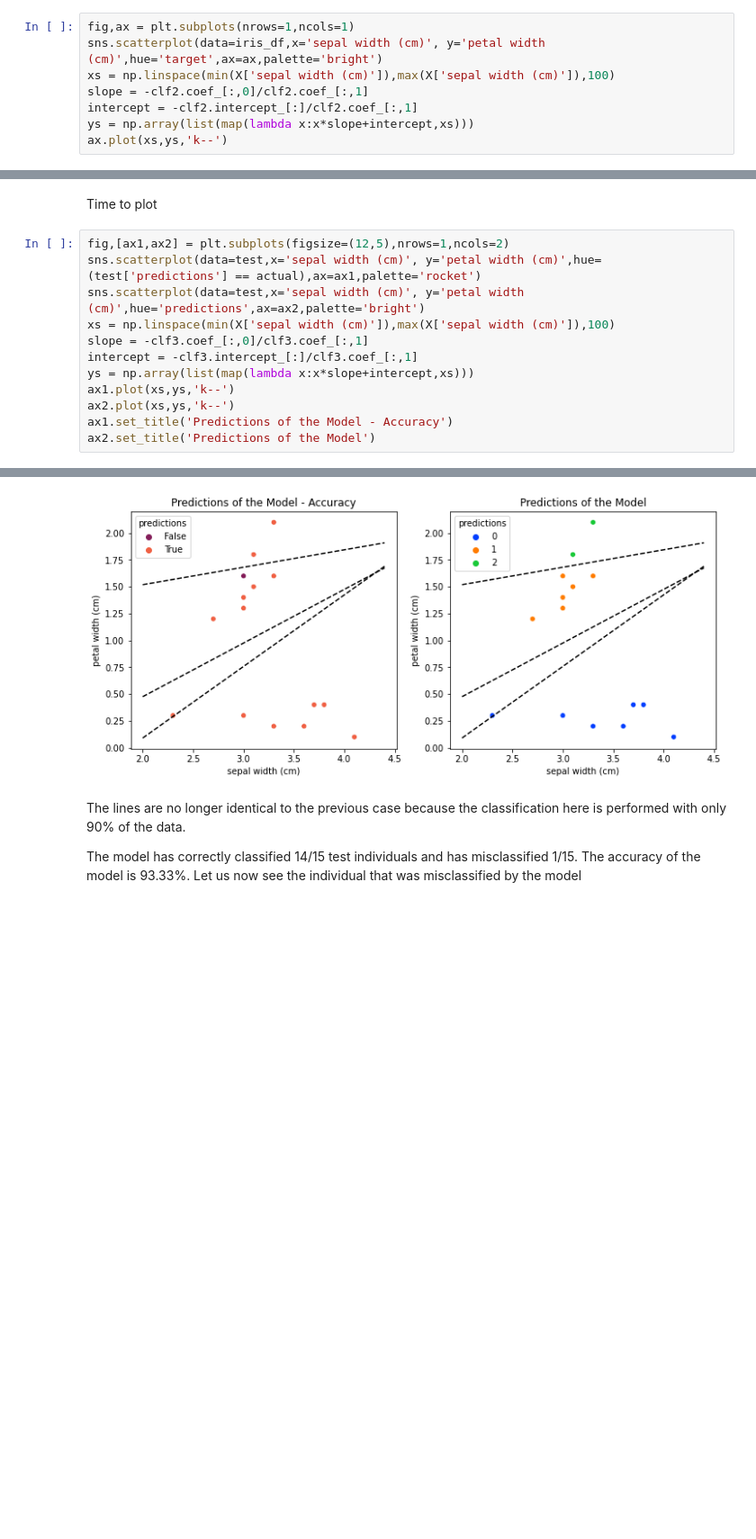
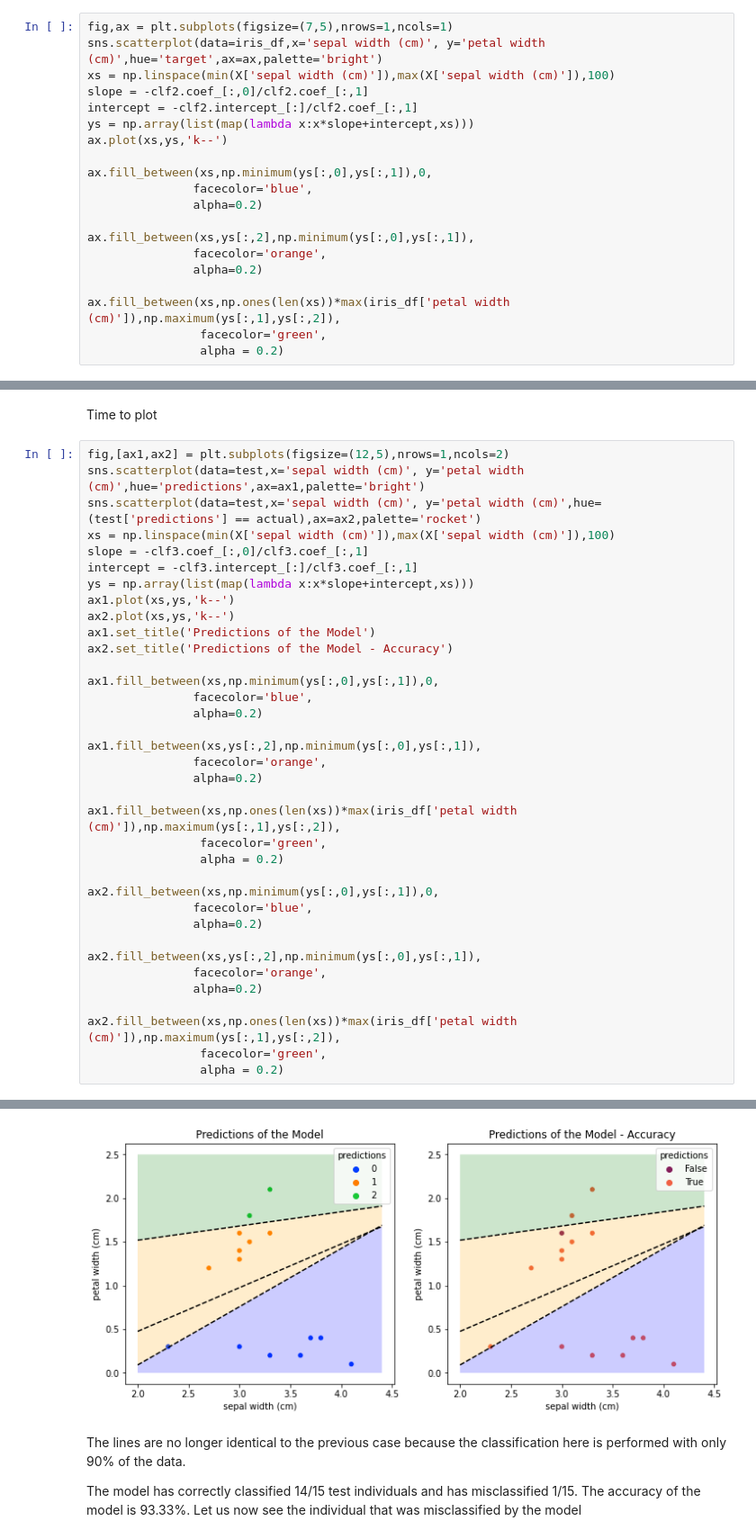
Before and after one commit to srikrishnaa97/jupyter-notebooks, a Jupyter notebook: Supervised Classification with IRIS data set.ipynb, the cells around one changed output, grey strips where cells are left out. Shown at 90% size. Saved outputs shown, nothing was run; the diff lists cells and outputs as text; blank space fills up the shorter version.

```diff
--- a/Supervised Classification with IRIS data set.ipynb
+++ b/Supervised Classification with IRIS data set.ipynb
@@ -195,11 +205,23 @@ array([-1.34635397,  0.50130194,  4.54756508])
 # %% [markdown]
 Let's now plot the data along with the classifier lines
 # %%
-fig,ax = plt.subplots(nrows=1,ncols=1)
+fig,ax = plt.subplots(figsize=(7,5),nrows=1,ncols=1)
 sns.scatterplot(data=iris_df,x='sepal width (cm)', y='petal width (cm)',hue='target',ax=ax,palette='bright')
 xs = np.linspace(min(X['sepal width (cm)']),max(X['sepal width (cm)']),100)
 slope = -clf2.coef_[:,0]/clf2.coef_[:,1]
 intercept = -clf2.intercept_[:]/clf2.coef_[:,1]
 ys = np.array(list(map(lambda x:x*slope+intercept,xs)))
 ax.plot(xs,ys,'k--')
+
+ax.fill_between(xs,np.minimum(ys[:,0],ys[:,1]),0,
+               facecolor='blue',
+               alpha=0.2)
+
+ax.fill_between(xs,ys[:,2],np.minimum(ys[:,0],ys[:,1]),
+               facecolor='orange',
+               alpha=0.2)
+
+ax.fill_between(xs,np.ones(len(xs))*max(iris_df['petal width (cm)']),np.maximum(ys[:,1],ys[:,2]),
+                facecolor='green',
+                alpha = 0.2)
 # %% [output]
@@ -265,14 +309,38 @@ test['predictions'] = predictions
 Time to plot
 # %%
 fig,[ax1,ax2] = plt.subplots(figsize=(12,5),nrows=1,ncols=2)
-sns.scatterplot(data=test,x='sepal width (cm)', y='petal width (cm)',hue=(test['predictions'] == actual),ax=ax1,palette='rocket')
-sns.scatterplot(data=test,x='sepal width (cm)', y='petal width (cm)',hue='predictions',ax=ax2,palette='bright')
+sns.scatterplot(data=test,x='sepal width (cm)', y='petal width (cm)',hue='predictions',ax=ax1,palette='bright')
+sns.scatterplot(data=test,x='sepal width (cm)', y='petal width (cm)',hue=(test['predictions'] == actual),ax=ax2,palette='rocket')
 xs = np.linspace(min(X['sepal width (cm)']),max(X['sepal width (cm)']),100)
 slope = -clf3.coef_[:,0]/clf3.coef_[:,1]
 intercept = -clf3.intercept_[:]/clf3.coef_[:,1]
 ys = np.array(list(map(lambda x:x*slope+intercept,xs)))
 ax1.plot(xs,ys,'k--')
 ax2.plot(xs,ys,'k--')
-ax1.set_title('Predictions of the Model - Accuracy')
-ax2.set_title('Predictions of the Model')
+ax1.set_title('Predictions of the Model')
+ax2.set_title('Predictions of the Model - Accuracy')
+
+ax1.fill_between(xs,np.minimum(ys[:,0],ys[:,1]),0,
+               facecolor='blue',
+               alpha=0.2)
+
+ax1.fill_between(xs,ys[:,2],np.minimum(ys[:,0],ys[:,1]),
+               facecolor='orange',
+               alpha=0.2)
+
+ax1.fill_between(xs,np.ones(len(xs))*max(iris_df['petal width (cm)']),np.maximum(ys[:,1],ys[:,2]),
+                facecolor='green',
+                alpha = 0.2)
+
+ax2.fill_between(xs,np.minimum(ys[:,0],ys[:,1]),0,
+               facecolor='blue',
+               alpha=0.2)
+
+ax2.fill_between(xs,ys[:,2],np.minimum(ys[:,0],ys[:,1]),
+               facecolor='orange',
+               alpha=0.2)
+
+ax2.fill_between(xs,np.ones(len(xs))*max(iris_df['petal width (cm)']),np.maximum(ys[:,1],ys[:,2]),
+                facecolor='green',
+                alpha = 0.2)
 # %% [output]
@@ -280,4 +348,4 @@ Text(0.5, 1.0, 'Predictions of the Model')
-[figure, old version]
+[figure, new version]
 # %% [markdown]
 The lines are no longer identical to the previous case because the classification here is performed with only 90% of the data.
 
```
Also changed, not shown: parts of 13 cells of this notebook.
